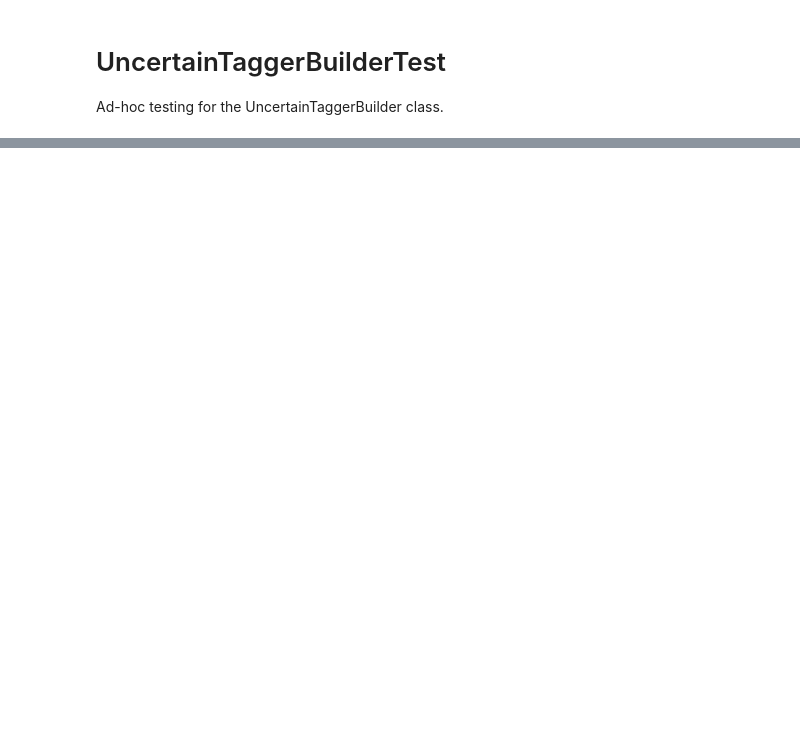
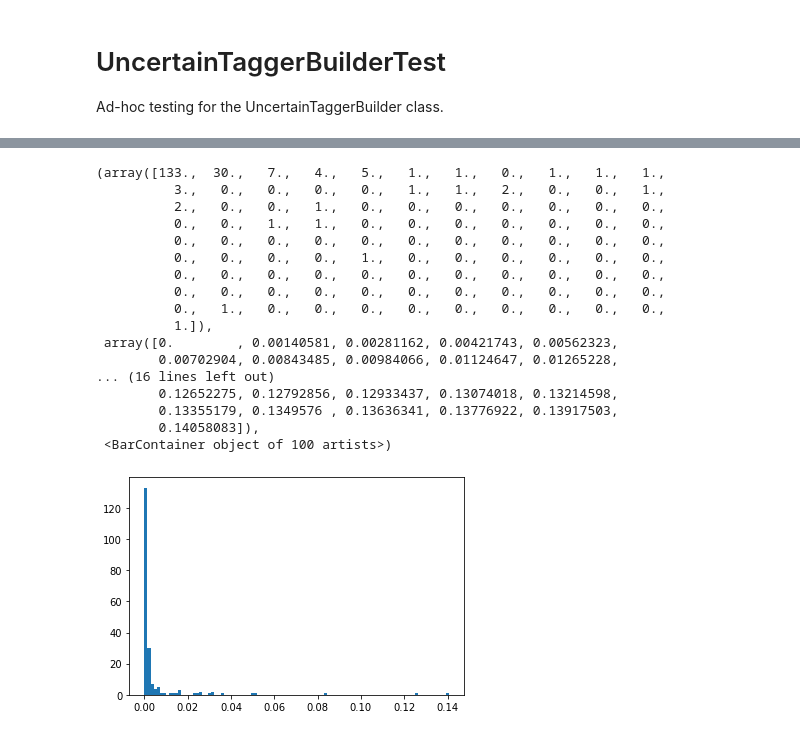
Before and after one commit to petervdonovan/CitationParser, a Jupyter notebook: UncertainTaggerBuilderTest.ipynb, the cells around one changed output, grey strips where cells are left out. Cells and saved outputs as stored; diff of their text form; code cells hidden in the pictures; blank space fills up the shorter version.

Commit message:
initial exploratory work with UncertainTaggerBuilder

```diff
--- a/UncertainTaggerBuilderTest.ipynb
+++ b/UncertainTaggerBuilderTest.ipynb
@@ -40,0 +58,6 @@ utb = UncertainTaggerBuilder()
+# %%
+sample = author_tags.sample(1000)
+t0 = time.time()
+utb = UncertainTaggerBuilder(
+    texts=sample.raw, tags=sample.B, motifs=motifs, n_for_sort=200)
+print('Time to initialize:', time.time() - t0)
@@ -40,0 +159,9 @@ utb = UncertainTaggerBuilder()
+# %%
+X, y = utb._X(), utb._labels()
+# %%
+regr = RandomForestRegressor(
+    random_state=0, verbose=1, n_jobs=-1)
+# %%
+t0 = time.time()
+regr.fit(X, y)
+print('Elapsed time:', time.time() - t0)
@@ -40,0 +197,21 @@ utb = UncertainTaggerBuilder()
+# %%
+plt.hist(regr.feature_importances_, bins=100)
+# %% [output]
+(array([133.,  30.,   7.,   4.,   5.,   1.,   1.,   0.,   1.,   1.,   1.,
+          3.,   0.,   0.,   0.,   0.,   1.,   1.,   2.,   0.,   0.,   1.,
+          2.,   0.,   0.,   1.,   0.,   0.,   0.,   0.,   0.,   0.,   0.,
+          0.,   0.,   1.,   1.,   0.,   0.,   0.,   0.,   0.,   0.,   0.,
+          0.,   0.,   0.,   0.,   0.,   0.,   0.,   0.,   0.,   0.,   0.,
+          0.,   0.,   0.,   0.,   1.,   0.,   0.,   0.,   0.,   0.,   0.,
+          0.,   0.,   0.,   0.,   0.,   0.,   0.,   0.,   0.,   0.,   0.,
+          0.,   0.,   0.,   0.,   0.,   0.,   0.,   0.,   0.,   0.,   0.,
+          0.,   1.,   0.,   0.,   0.,   0.,   0.,   0.,   0.,   0.,   0.,
+          1.]),
+ array([0.        , 0.00140581, 0.00281162, 0.00421743, 0.00562323,
+        0.00702904, 0.00843485, 0.00984066, 0.01124647, 0.01265228,
+... (16 lines left out)
+        0.12652275, 0.12792856, 0.12933437, 0.13074018, 0.13214598,
+        0.13355179, 0.1349576 , 0.13636341, 0.13776922, 0.13917503,
+        0.14058083]),
+ <BarContainer object of 100 artists>)
+[figure, added]
```
Also changed, not shown: parts of 13 cells of this notebook, 2 other files.
